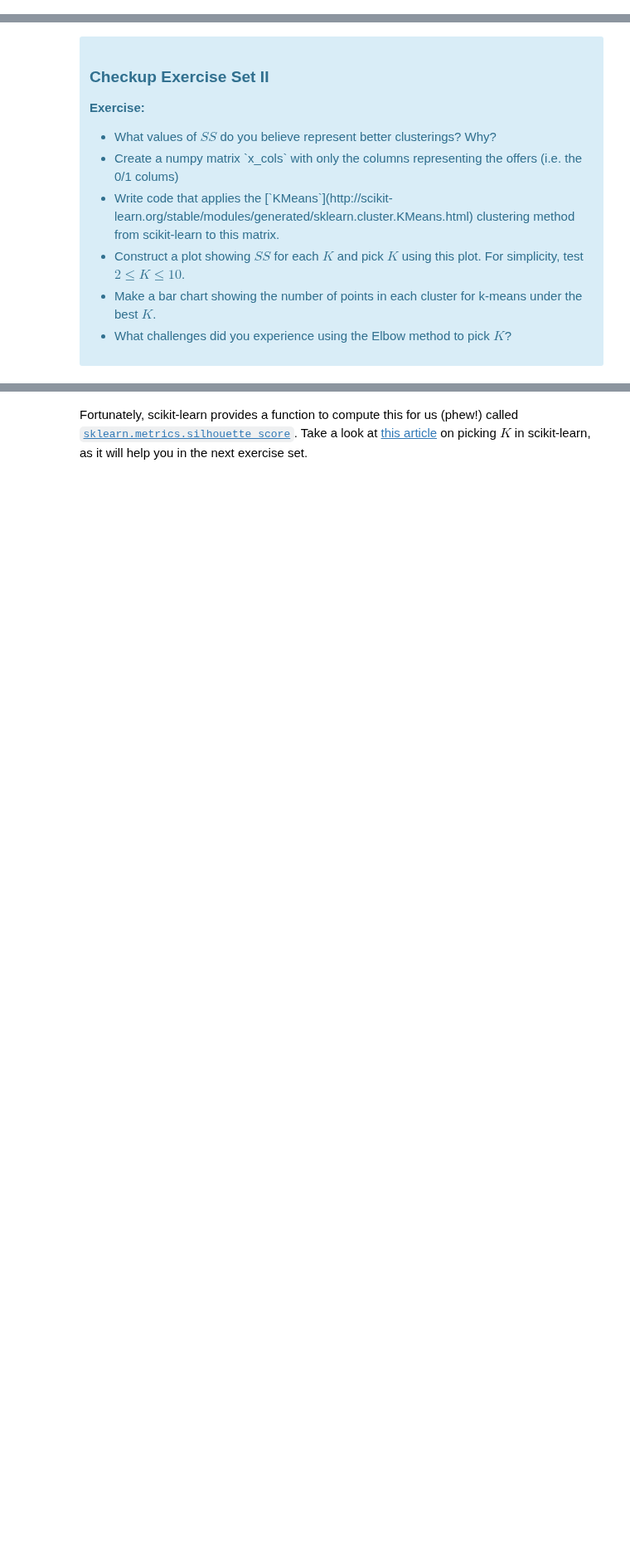
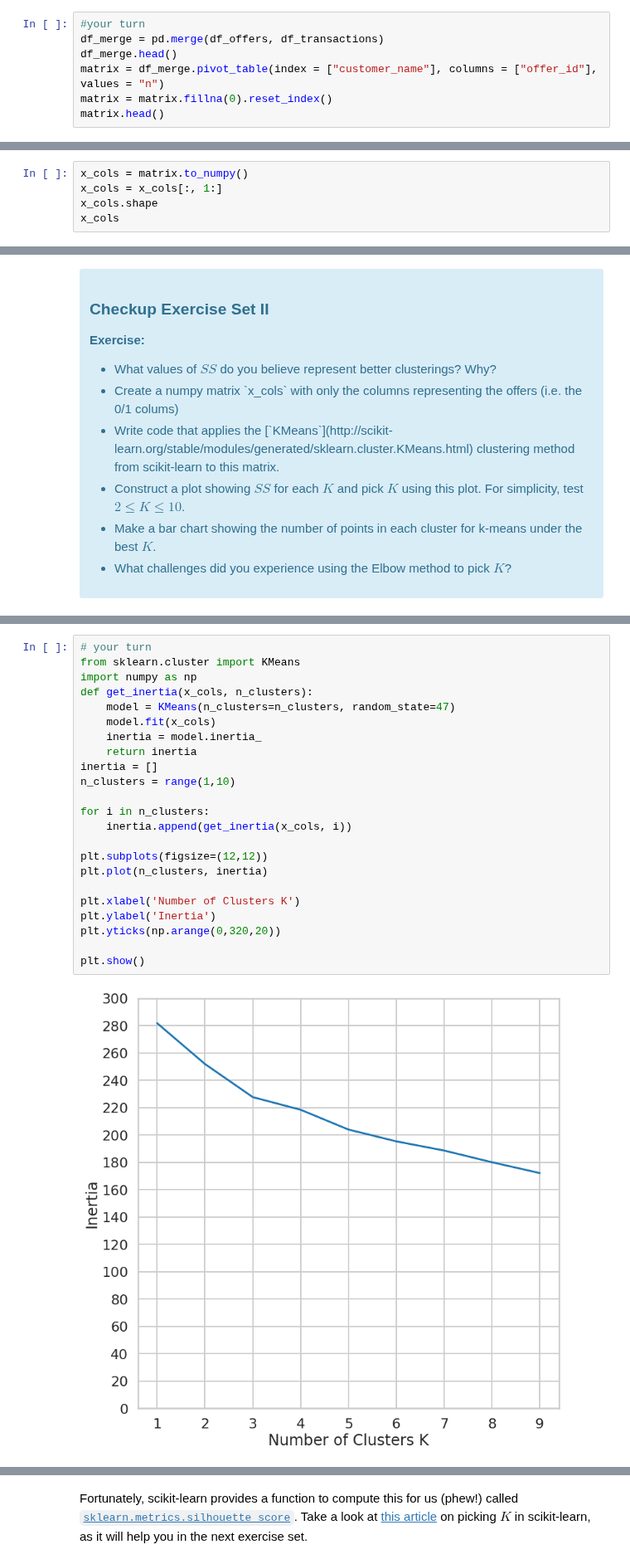
Before and after one commit to aq2oo3/mec-mini-projects, a Jupyter notebook: mec-16.2.6-clustering-mini-project/Mini_Project_Clustering.ipynb, the cells around one changed output, grey strips where cells are left out. Shown at 83% size. Cells and saved outputs as stored; diff of their text form; blank space fills up the shorter version.

```diff
--- a/mec-16.2.6-clustering-mini-project/Mini_Project_Clustering.ipynb
+++ b/mec-16.2.6-clustering-mini-project/Mini_Project_Clustering.ipynb
@@ -91,0 +67,7 @@ pivot_transactions.head()
+# %%
+#your turn
+df_merge = pd.merge(df_offers, df_transactions)
+df_merge.head()
+matrix = df_merge.pivot_table(index = ["customer_name"], columns = ["offer_id"], values = "n")
+matrix = matrix.fillna(0).reset_index()
+matrix.head()
@@ -91,0 +82,5 @@ pivot_transactions.head()
+# %%
+x_cols = matrix.to_numpy()
+x_cols = x_cols[:, 1:]
+x_cols.shape
+x_cols
@@ -120,3 +121,28 @@ where $x_i$ is a point, $C_k$ represents cluster $k$ and $\mu_k$ is the centroid
+# %%
+# your turn
+from sklearn.cluster import KMeans
+import numpy as np
+def get_inertia(x_cols, n_clusters):
+    model = KMeans(n_clusters=n_clusters, random_state=47)
+    model.fit(x_cols)
+    inertia = model.inertia_
+    return inertia
+inertia = []
+n_clusters = range(1,10)
+
+for i in n_clusters:
+    inertia.append(get_inertia(x_cols, i))
+
+plt.subplots(figsize=(12,12))
+plt.plot(n_clusters, inertia)
+
+plt.xlabel('Number of Clusters K')
+plt.ylabel('Inertia')
+plt.yticks(np.arange(0,320,20))
+
+plt.show()
+# %% [output]
+[figure, added]
 # %% [markdown]
 ### Choosing K: The Silhouette Method
 
```
Also changed, not shown: parts of 16 cells of this notebook.
